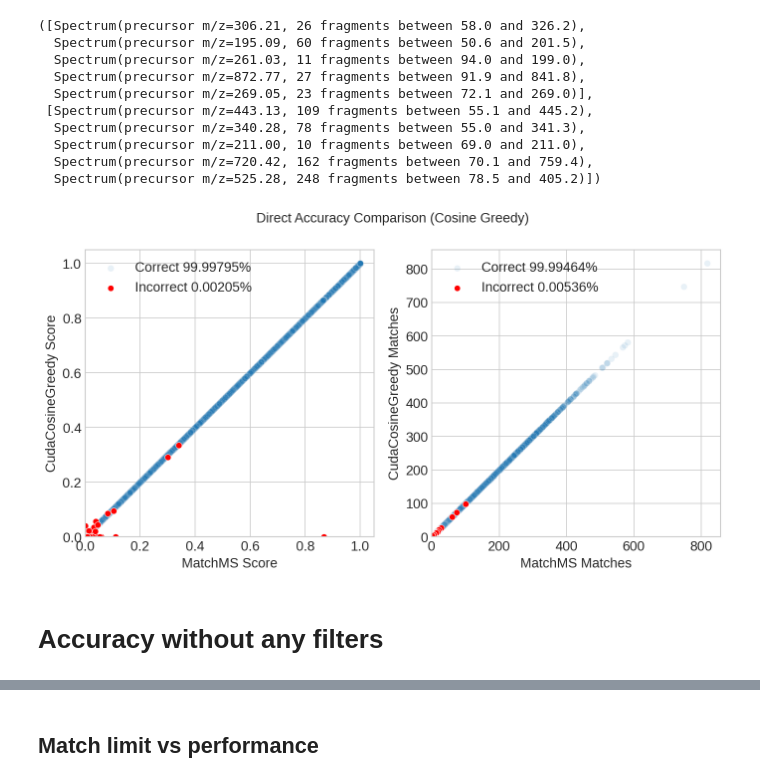
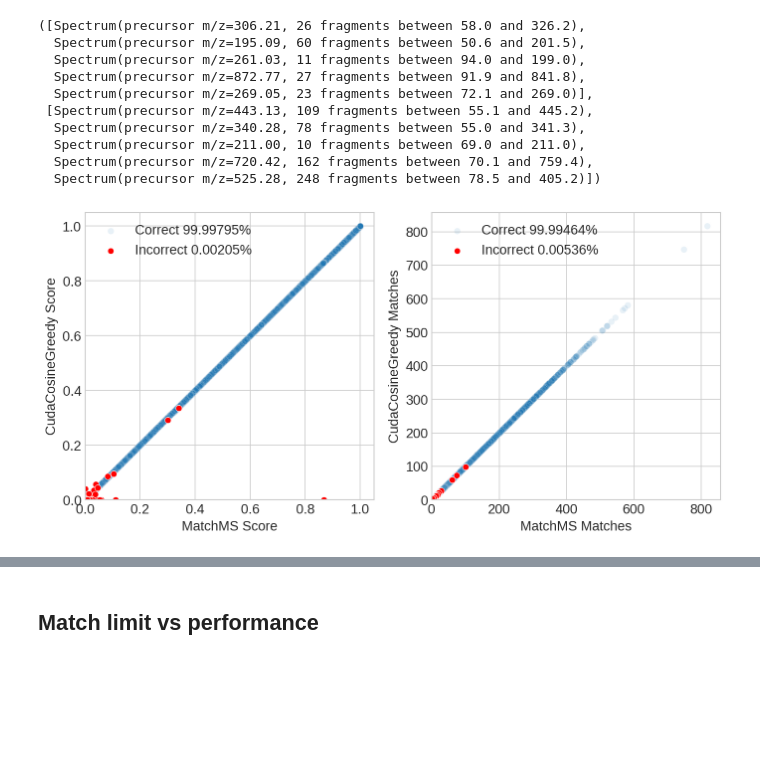
Before and after one commit to PangeAI/SimMS, a Jupyter notebook: notebooks/figures/make_figures.ipynb, the cells around one changed output, grey strips where cells are left out. Saved outputs shown, nothing was run; the diff lists cells and outputs as text; code cells hidden in the pictures; blank space fills up the shorter version.

Commit message:
Fix figures notebook

```diff
--- a/notebooks/figures/make_figures.ipynb
+++ b/notebooks/figures/make_figures.ipynb
@@ -75,0 +71,3 @@ spectra[:5]
+# %%
+spectra = list(load_from_mgf(str(download(SPECTRA_FILE))))
+spectra[:5]
@@ -76,27 +80,26 @@ spectra[:5]
 # %% [markdown]
 # Accuracy with recommended filters
 # %%
-from matchms.filtering import select_by_mz, select_by_relative_intensity, require_minimum_number_of_peaks
 np.random.seed(42)
 
 references = np.random.choice(
     spectra,
-    size=n_spectra,
+    size=N_SPECTRA,
 )
 
 queries = np.random.choice(
     spectra,
-    size=n_spectra,
+    size=N_SPECTRA,
 )
 
 def process_spectrum(spectrum):
     """
-    One of the many ways to preprocess the spectrum - we use this by default.
+    Suggested way to filter the given spectra.
     """
     spectrum = select_by_mz(spectrum, mz_from=10.0, mz_to=1000.0)
     spectrum = normalize_intensities(spectrum)
     spectrum = select_by_relative_intensity(spectrum, intensity_from=0.001)
-    spectrum = reduce_to_number_of_peaks(spectrum, n_max=n_max_peaks)
+    spectrum = reduce_to_number_of_peaks(spectrum, n_max=N_MAX_PEAKS)
     spectrum = require_minimum_number_of_peaks(spectrum, n_required=5)
     return spectrum
 
@@ -128,13 +124,14 @@ scores = CosineGreedy().matrix(references, queries)
+# %%
+batch_size = max(len(references), len(queries))
+
+scores_cu = CudaCosineGreedy(
+    n_max_peaks = N_MAX_PEAKS,
+    batch_size = batch_size
+).matrix(references, queries)
+scores = get_correct_scores(references=references, queries=queries, similarity_class=CosineGreedy, tolerance=.1)
 # %%
-# Direct comparison of m
-ax: plt.Axes
-
 fig, axs = plt.subplots(1, 2, figsize=(11, 5), dpi=150)
-ax = axs[0]
-# fig, ax = plt.subplots(1, 1, figsize=(5, 5), dpi=150)
-
-# fig, ax = plt.subplots(1, 1, figsize=(5, 5), dpi=150)
-
+ax: plt.Axes = axs[0]
 
 cudams_scores = scores_cu['score'].ravel()
 matchms_scores = scores['score'].ravel()
@@ -180,35 +177,33 @@ is_overflow = scores_cu['overflow'].ravel() == 1
 is_wrong_without_warning = is_wong & ~is_overflow
 is_wrong_with_warning = is_wong & is_overflow
 
 sns.scatterplot(x=matchms_matches[is_correct],
                 y=cudams_matches[is_correct],
                 alpha=.1,
                 label=f'Correct {is_correct.mean()*100:.5f}%',
                 ax=ax)
 
 sns.scatterplot(x=matchms_matches[is_wrong_with_warning],
                 y=cudams_matches[is_wrong_with_warning],
                 c='orange',
                 label=f'Overflow {is_wrong_with_warning.mean()*100:.5f}%',
                 ax=ax
             )
 
 sns.scatterplot(x=matchms_matches[is_wrong_without_warning],
                 y=cudams_matches[is_wrong_without_warning],
                 c='red',
                 label=f'Incorrect {(is_wrong_without_warning).mean()*100:.5f}%',
                 ax=ax)
 
 ax.legend(loc='upper left')
 ax.set_xlabel(f"MatchMS Matches")
 ax.set_ylabel(f"CudaCosineGreedy Matches")
 ax.set_ylim([0, None])
 ax.set_xlim([0, None])
 
-plt.suptitle("Direct Accuracy Comparison (Cosine Greedy)")
-plt.savefig('assets/accuracy.png')
+# plt.suptitle("Direct Accuracy Comparison (Cosine Greedy)")
+# plt.savefig('assets/accuracy.png')
 plt.show()
 # %% [output]
-[figure, old version]
+[figure, new version]
-# %% [markdown]
-# Accuracy without any filters
```
Also changed, not shown: parts of 25 cells of this notebook, 20 other files.
